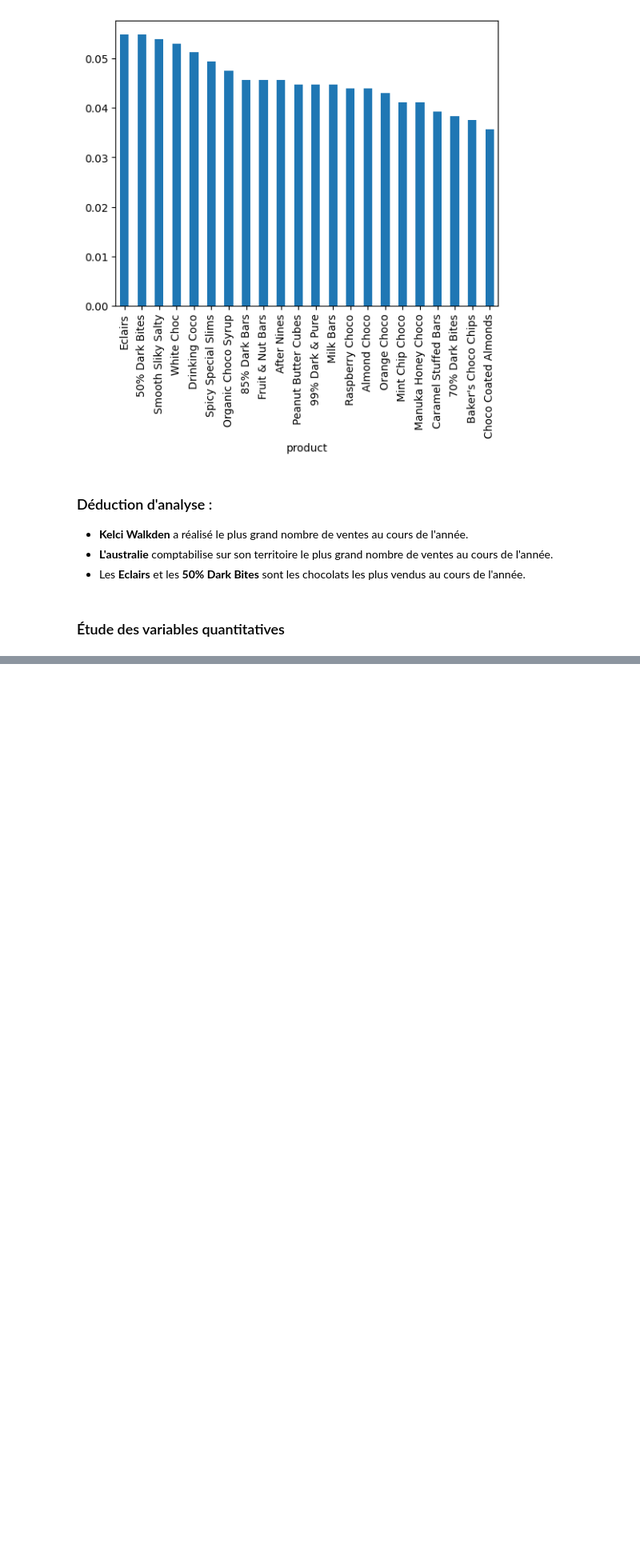
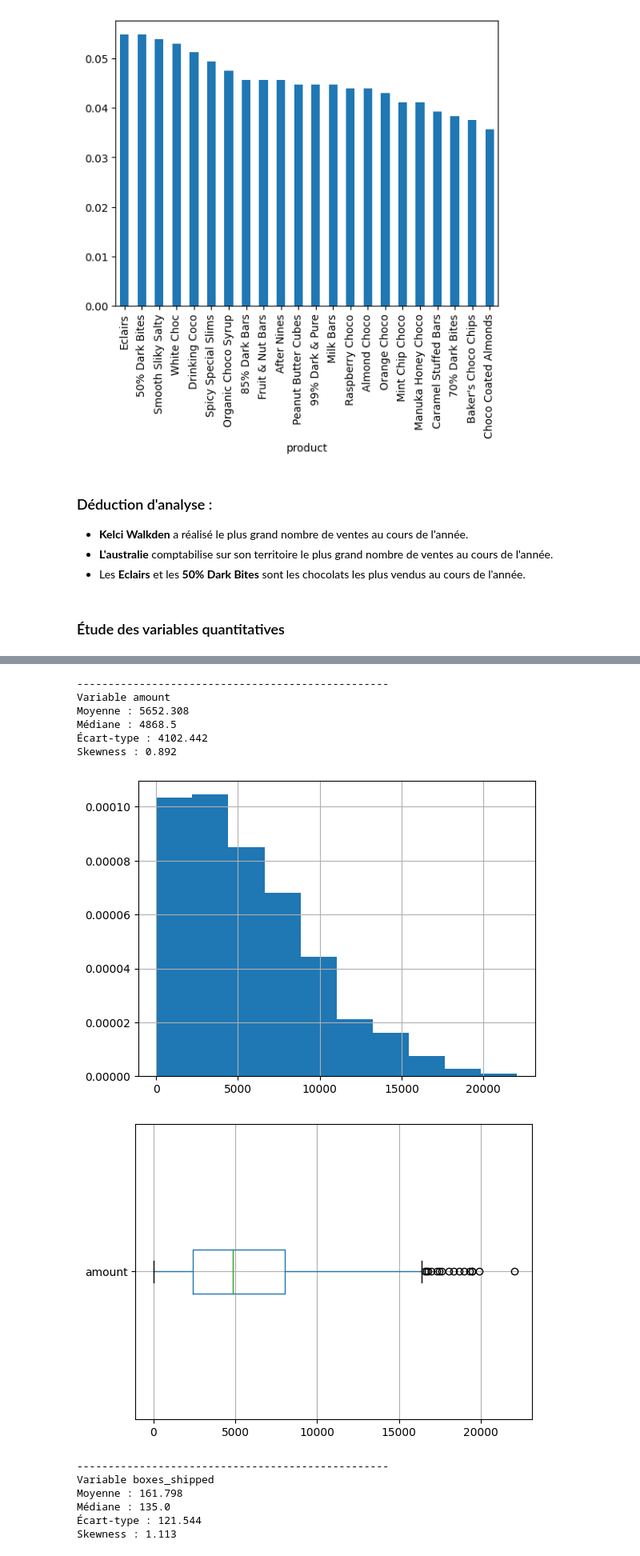
Before and after one commit to chanwinharold/Chocolate-Sales_Data_Project, a Jupyter notebook: notebooks/03_statistics.ipynb, the cells around one changed output, grey strips where cells are left out. Shown: that part at 80% size. Drawn from its saved outputs; the diff is of its cells as text; code cells hidden in the pictures; blank space fills up the shorter version.

```diff
--- a/notebooks/03_statistics.ipynb
+++ b/notebooks/03_statistics.ipynb
@@ -85,0 +95,29 @@ Mode:  ['50% Dark Bites' 'Eclairs']
+# %%
+for column in ['amount', 'boxes_shipped']:
+    print('-'*50)
+    print('Variable', column)
+    print('Moyenne :', data[column].mean().round(3))
+    print('Médiane :', data[column].median())
+
+    print('Écart-type :', data[column].std().round(3))
+    print('Skewness :', data[column].skew().round(3))
+
+    data[column].hist(density=True)
+    plt.show()
+    data.boxplot(column, vert=False)
+    plt.show()
+# %% [output]
+--------------------------------------------------
+Variable amount
+Moyenne : 5652.308
+Médiane : 4868.5
+Écart-type : 4102.442
+Skewness : 0.892
+[figure, added]
+[figure, added]
+--------------------------------------------------
+Variable boxes_shipped
+Moyenne : 161.798
+Médiane : 135.0
+Écart-type : 121.544
+Skewness : 1.113
```
Also changed, not shown: parts of 6 cells of this notebook, 9 other files.
